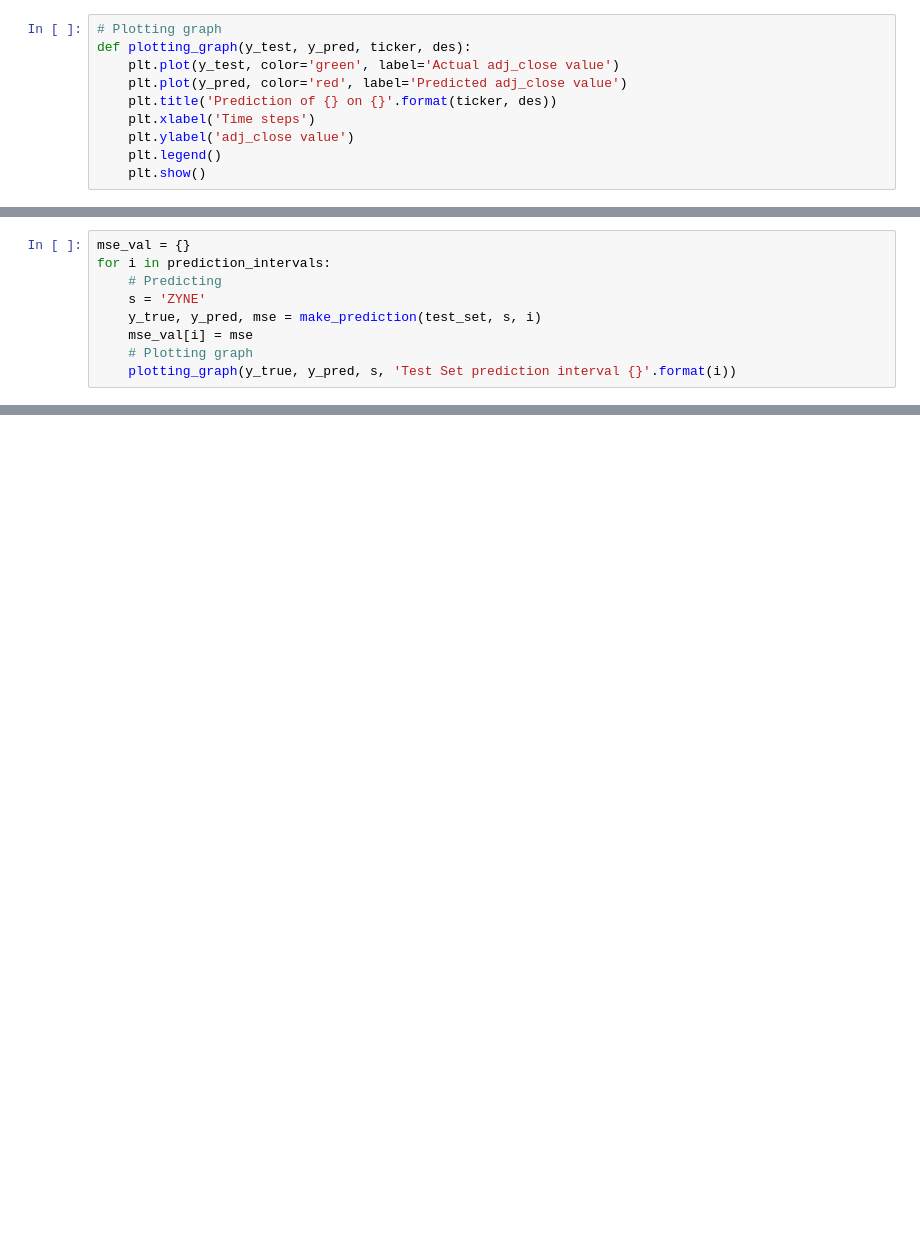
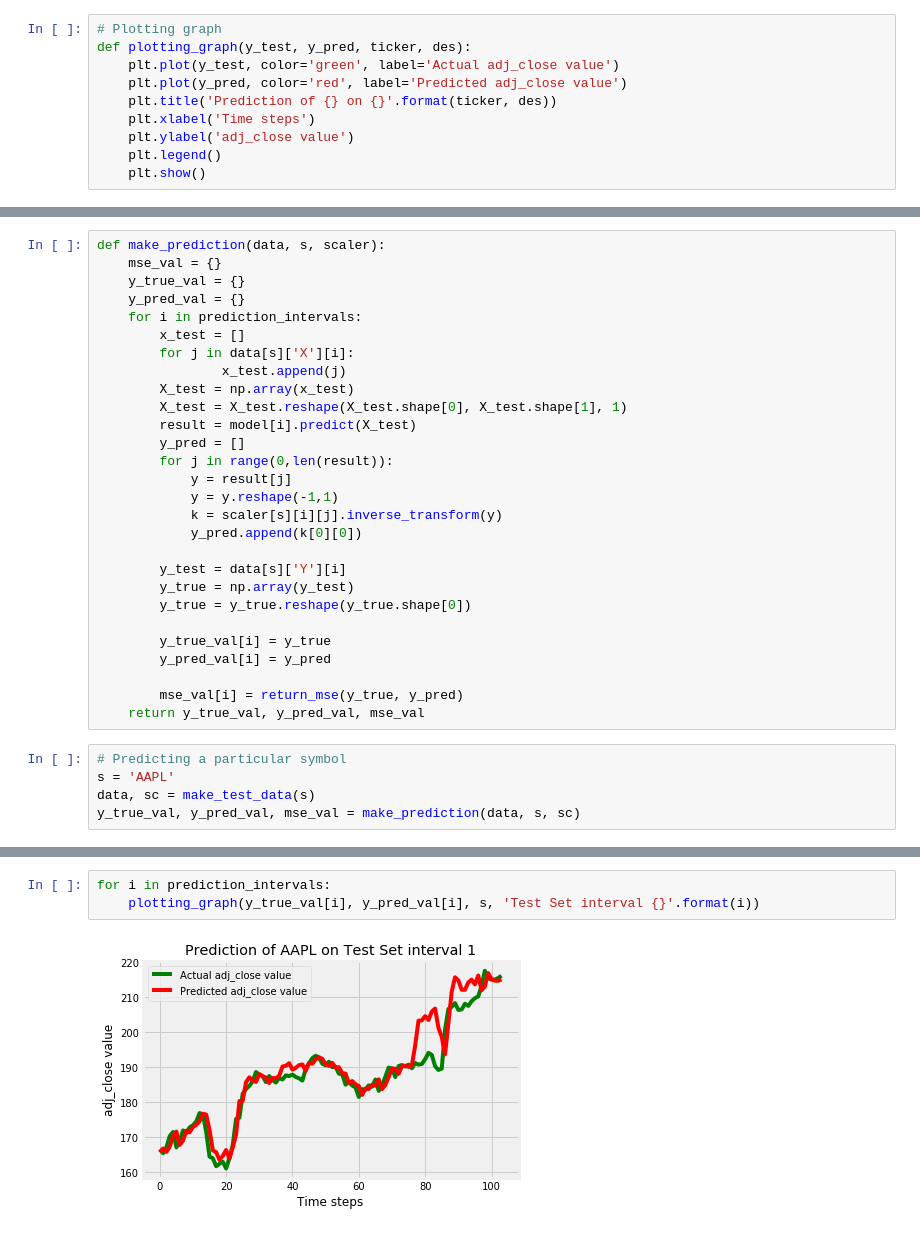
Before and after one commit to sey-kh/internship-tw, a Jupyter notebook: gru_model_historical_stock_prices.ipynb, the cells around one changed output, grey strips where cells are left out. Saved outputs shown, nothing was run; the diff lists cells and outputs as text; blank space fills up the shorter version.

```diff
--- a/gru_model_historical_stock_prices.ipynb
+++ b/gru_model_historical_stock_prices.ipynb
@@ -253,9 +164,0 @@ Train Set -> MSE of ZYNE inveral 10: 6.015052299782491
-# %%
-mse_val = {}
-for i in prediction_intervals:
-    # Predicting
-    s = 'ZYNE'
-    y_true, y_pred, mse = make_prediction(test_set, s, i)
-    mse_val[i] = mse
-    # Plotting graph
-    plotting_graph(y_true, y_pred, s, 'Test Set prediction interval {}'.format(i))
@@ -267,3 +206,36 @@ for i in prediction_intervals:
+# %%
+def make_prediction(data, s, scaler):
+    mse_val = {}
+    y_true_val = {}
+    y_pred_val = {}
+    for i in prediction_intervals:
+        x_test = []
+        for j in data[s]['X'][i]:
+                x_test.append(j)
+        X_test = np.array(x_test)
+        X_test = X_test.reshape(X_test.shape[0], X_test.shape[1], 1)
+        result = model[i].predict(X_test)
+        y_pred = []
+        for j in range(0,len(result)):
+            y = result[j]
+            y = y.reshape(-1,1)
+            k = scaler[s][i][j].inverse_transform(y)
+            y_pred.append(k[0][0])
+
+        y_test = data[s]['Y'][i]
+        y_true = np.array(y_test)
+        y_true = y_true.reshape(y_true.shape[0])
+
+        y_true_val[i] = y_true
+        y_pred_val[i] = y_pred
+
+        mse_val[i] = return_mse(y_true, y_pred)
+    return y_true_val, y_pred_val, mse_val
+# %%
+# Predicting a particular symbol
+s = 'AAPL'
+data, sc = make_test_data(s)
+y_true_val, y_pred_val, mse_val = make_prediction(data, s, sc)
 # %%
 for i in mse_val:
     print('Test Set -> MSE of {} inveral {}: {}'.format(s, i, mse_val[i]))
@@ -274,0 +247,5 @@ Test Set -> MSE of ZYNE inveral 10: 2.7144182344438827
+# %%
+for i in prediction_intervals:
+    plotting_graph(y_true_val[i], y_pred_val[i], s, 'Test Set interval {}'.format(i))
+# %% [output]
+[figure, added]
```
Also changed, not shown: parts of 48 cells of this notebook, 1 other file.
